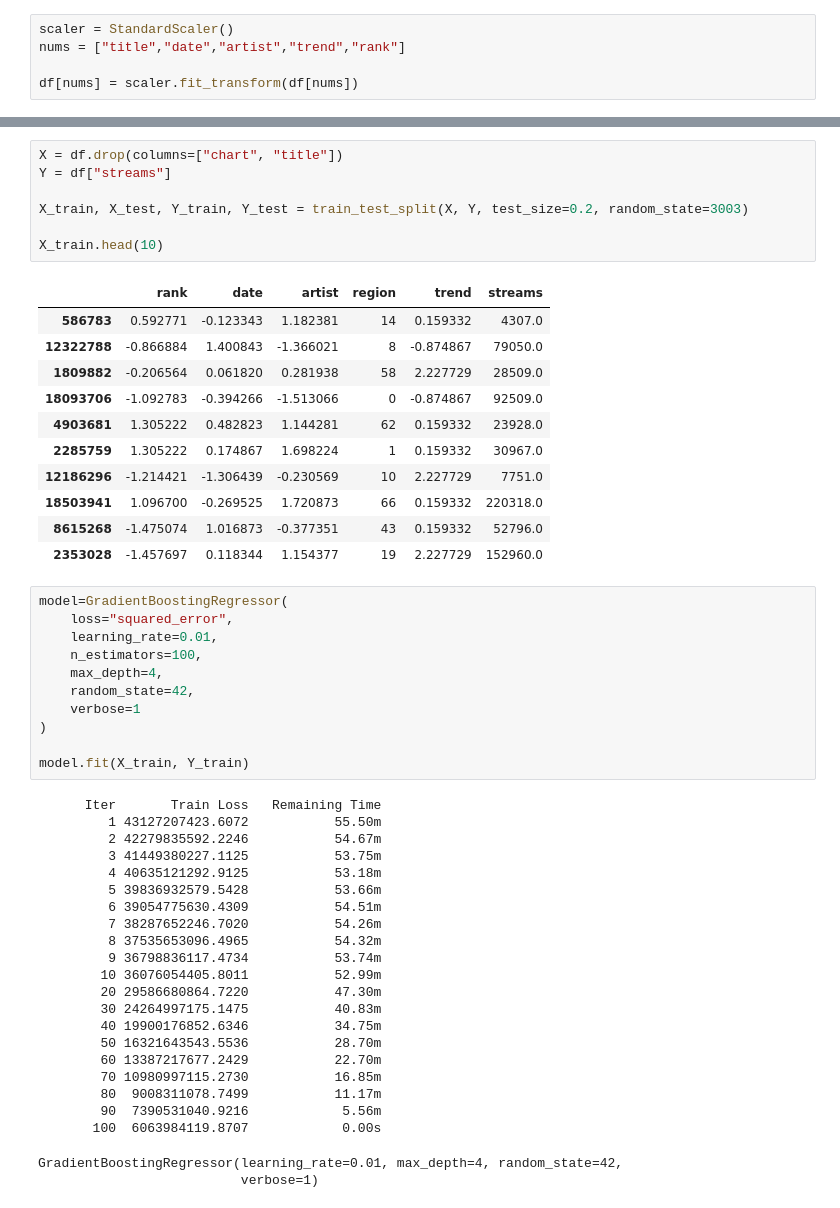
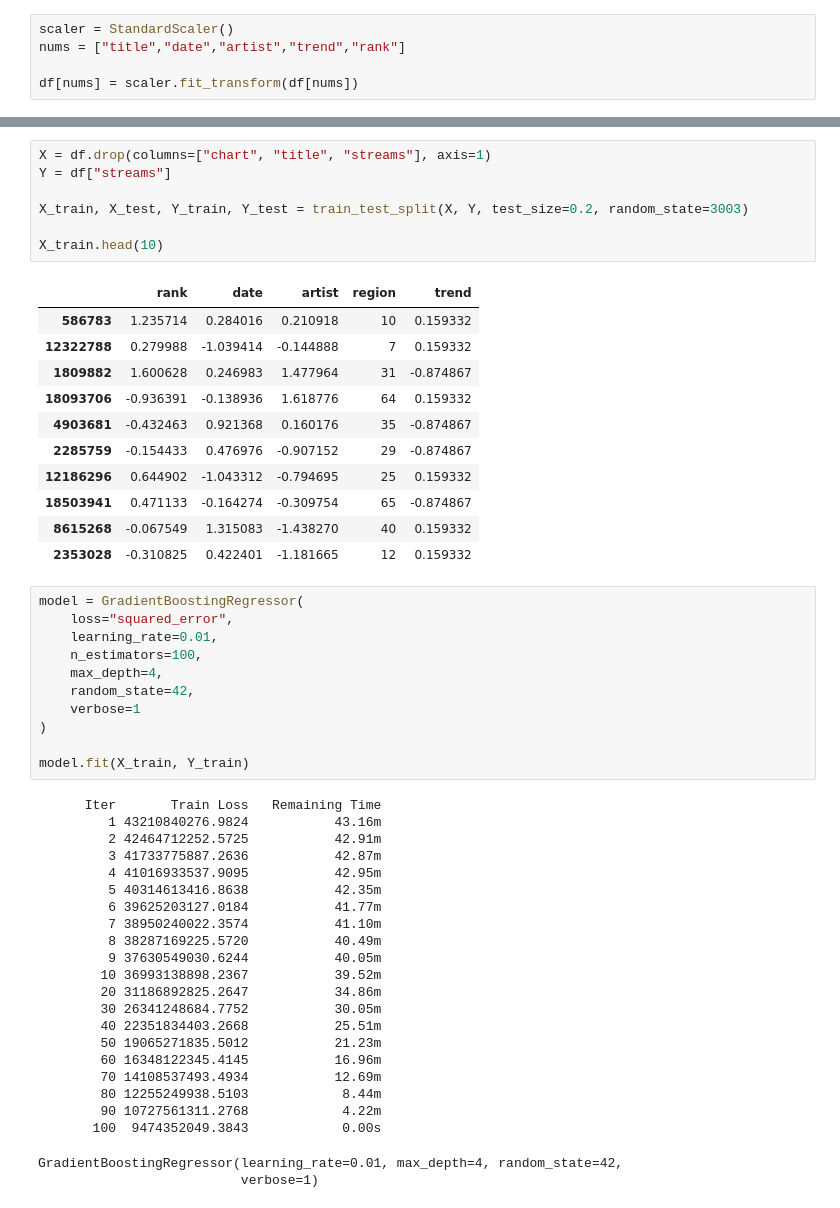
Before and after one commit to kfrsta/smallbigdata, a Jupyter notebook: ml_model.ipynb, the cells around one changed output, grey strips where cells are left out. Drawn from its saved outputs; the diff is of its cells as text.

```diff
--- a/ml_model.ipynb
+++ b/ml_model.ipynb
@@ -63,24 +63,24 @@ df.head(10)
 # %%
-X = df.drop(columns=["chart", "title"])
+X = df.drop(columns=["chart", "title", "streams"], axis=1)
 Y = df["streams"]
 
 X_train, X_test, Y_train, Y_test = train_test_split(X, Y, test_size=0.2, random_state=3003)
 
 X_train.head(10)
 # %% [output]
-|  | rank | date | artist | region | trend | streams |
-| 586783 | 0.592771 | -0.123343 | 1.182381 | 14 | 0.159332 | 4307.0 |
-| 12322788 | -0.866884 | 1.400843 | -1.366021 | 8 | -0.874867 | 79050.0 |
-| 1809882 | -0.206564 | 0.061820 | 0.281938 | 58 | 2.227729 | 28509.0 |
-| 18093706 | -1.092783 | -0.394266 | -1.513066 | 0 | -0.874867 | 92509.0 |
-| 4903681 | 1.305222 | 0.482823 | 1.144281 | 62 | 0.159332 | 23928.0 |
-| 2285759 | 1.305222 | 0.174867 | 1.698224 | 1 | 0.159332 | 30967.0 |
-| 12186296 | -1.214421 | -1.306439 | -0.230569 | 10 | 2.227729 | 7751.0 |
-| 18503941 | 1.096700 | -0.269525 | 1.720873 | 66 | 0.159332 | 220318.0 |
-| 8615268 | -1.475074 | 1.016873 | -0.377351 | 43 | 0.159332 | 52796.0 |
-| 2353028 | -1.457697 | 0.118344 | 1.154377 | 19 | 2.227729 | 152960.0 |
+|  | rank | date | artist | region | trend |
+| 586783 | 1.235714 | 0.284016 | 0.210918 | 10 | 0.159332 |
+| 12322788 | 0.279988 | -1.039414 | -0.144888 | 7 | 0.159332 |
+| 1809882 | 1.600628 | 0.246983 | 1.477964 | 31 | -0.874867 |
+| 18093706 | -0.936391 | -0.138936 | 1.618776 | 64 | 0.159332 |
+| 4903681 | -0.432463 | 0.921368 | 0.160176 | 35 | -0.874867 |
+| 2285759 | -0.154433 | 0.476976 | -0.907152 | 29 | -0.874867 |
+| 12186296 | 0.644902 | -1.043312 | -0.794695 | 25 | 0.159332 |
+| 18503941 | 0.471133 | -0.164274 | -0.309754 | 65 | -0.874867 |
+| 8615268 | -0.067549 | 1.315083 | -1.438270 | 40 | 0.159332 |
+| 2353028 | -0.310825 | 0.422401 | -1.181665 | 12 | 0.159332 |
 # %%
-model=GradientBoostingRegressor(
+model = GradientBoostingRegressor(
     loss="squared_error",
     learning_rate=0.01,
     n_estimators=100,
@@ -92,25 +92,25 @@ model=GradientBoostingRegressor(
 model.fit(X_train, Y_train)
 # %% [output]
       Iter       Train Loss   Remaining Time
-         1 43127207423.6072           55.50m
-         2 42279835592.2246           54.67m
-         3 41449380227.1125           53.75m
-         4 40635121292.9125           53.18m
-         5 39836932579.5428           53.66m
-         6 39054775630.4309           54.51m
-         7 38287652246.7020           54.26m
-         8 37535653096.4965           54.32m
-         9 36798836117.4734           53.74m
-        10 36076054405.8011           52.99m
-        20 29586680864.7220           47.30m
-        30 24264997175.1475           40.83m
-        40 19900176852.6346           34.75m
-        50 16321643543.5536           28.70m
-        60 13387217677.2429           22.70m
-        70 10980997115.2730           16.85m
-        80  9008311078.7499           11.17m
-        90  7390531040.9216            5.56m
-       100  6063984119.8707            0.00s
+         1 43210840276.9824           43.16m
+         2 42464712252.5725           42.91m
+         3 41733775887.2636           42.87m
+         4 41016933537.9095           42.95m
+         5 40314613416.8638           42.35m
+         6 39625203127.0184           41.77m
+         7 38950240022.3574           41.10m
+         8 38287169225.5720           40.49m
+         9 37630549030.6244           40.05m
+        10 36993138898.2367           39.52m
+        20 31186892825.2647           34.86m
+        30 26341248684.7752           30.05m
+        40 22351834403.2668           25.51m
+        50 19065271835.5012           21.23m
+        60 16348122345.4145           16.96m
+        70 14108537493.4934           12.69m
+        80 12255249938.5103            8.44m
+        90 10727561311.2768            4.22m
+       100  9474352049.3843            0.00s
 GradientBoostingRegressor(learning_rate=0.01, max_depth=4, random_state=42,
                           verbose=1)
 # %%
```
Also changed, not shown: parts of 4 cells of this notebook, 9 other files.
